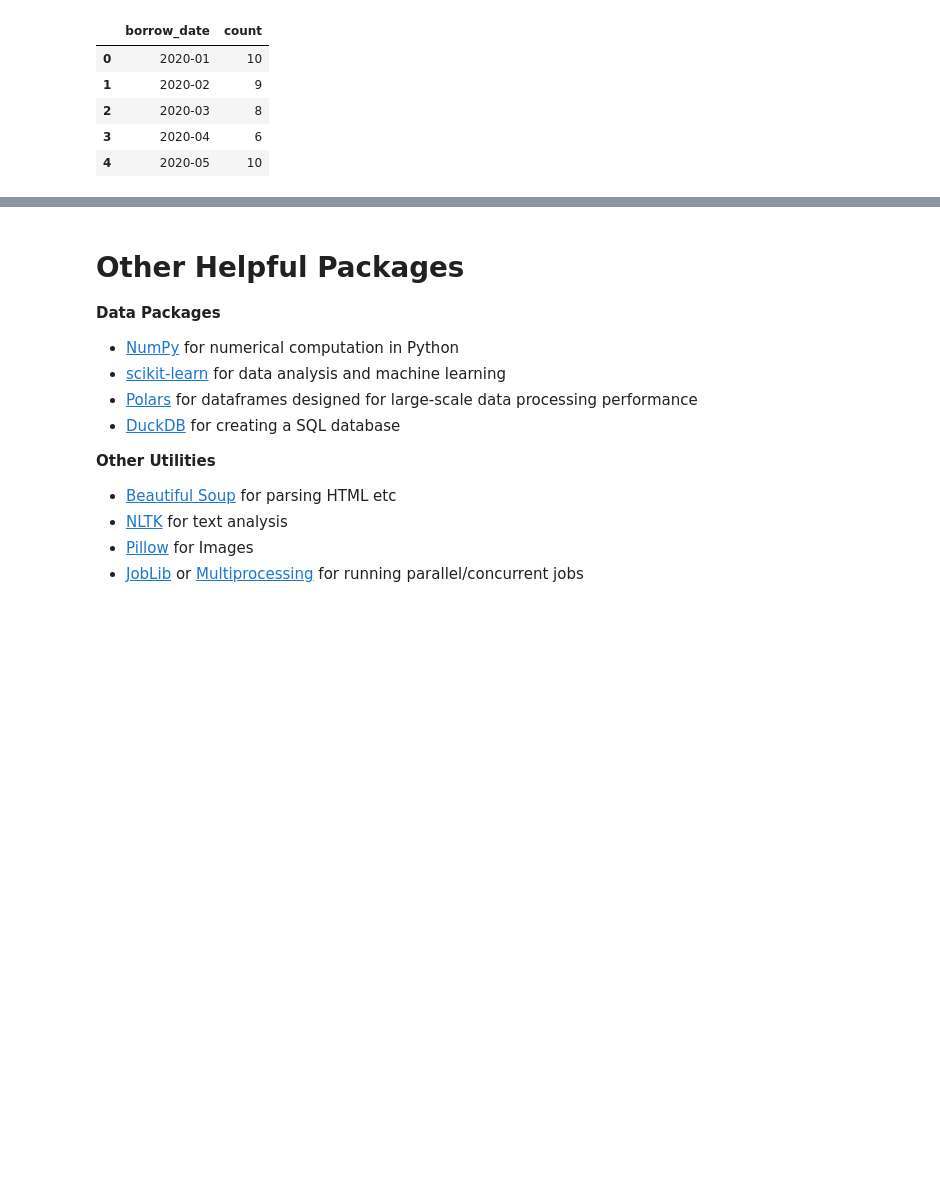
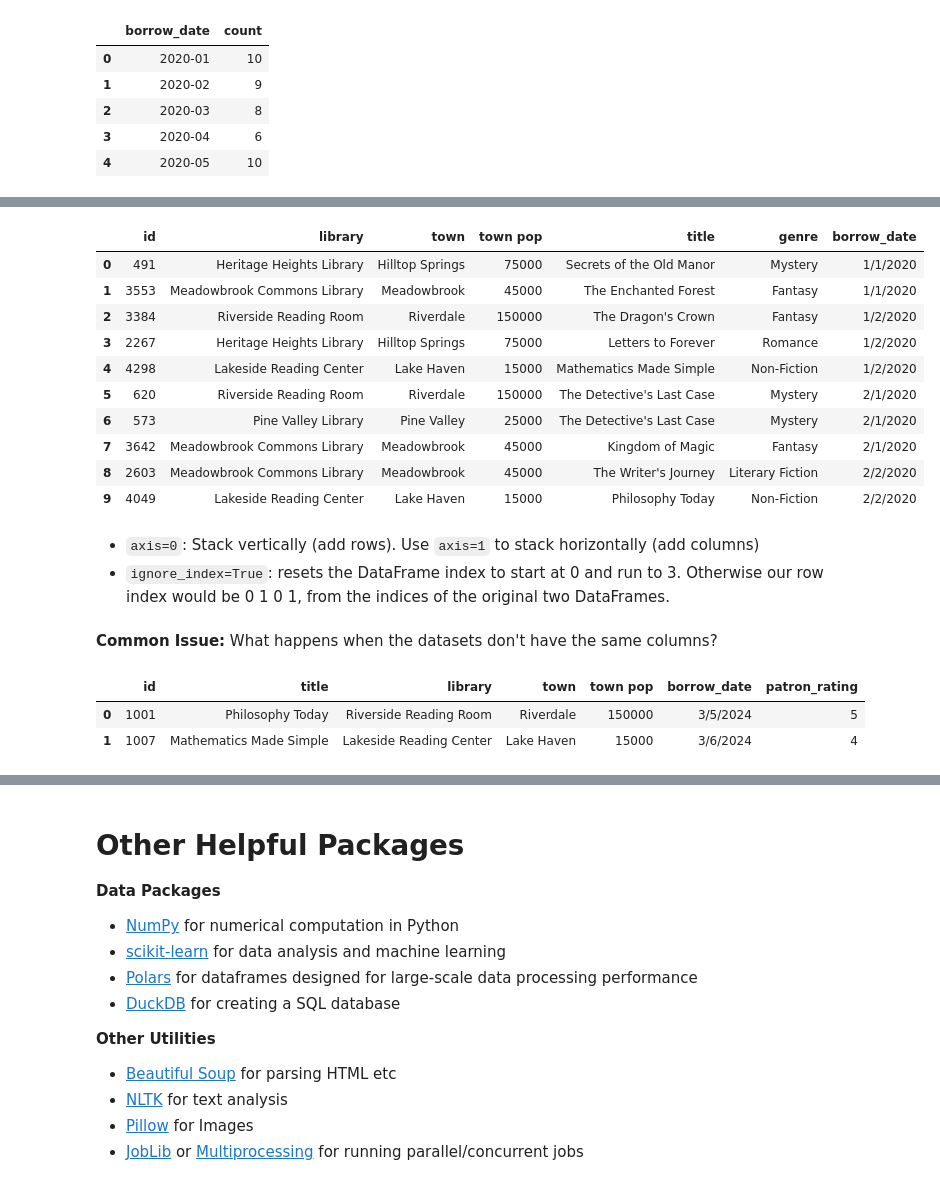
Before and after one commit to UNC-Libraries-data/Python, a Jupyter notebook: Data/Data.ipynb, the cells around one changed output, grey strips where cells are left out. Drawn from its saved outputs; the diff is of its cells as text; code cells hidden in the pictures; blank space fills up the shorter version.

Commit message:
added pandas extra section

```diff
--- a/Data/Data.ipynb
+++ b/Data/Data.ipynb
@@ -728,0 +734,6 @@ show(p)
+# %%
+import pandas as pd
+import numpy as np
+
+library_df = pd.read_csv("library_data.csv", encoding='utf-8')
+library_df.head()
@@ -728,0 +756,3 @@ show(p)
+# %%
+jan_borrows = library_df[library_df["borrow_date"].str.startswith("1/")][:5]
+jan_borrows
@@ -728,0 +766,3 @@ show(p)
+# %%
+feb_borrows = library_df[library_df["borrow_date"].str.startswith("2/")][:5]
+feb_borrows
@@ -728,0 +776,37 @@ show(p)
+# %%
+all_borrows = pd.concat([jan_borrows, feb_borrows], axis=0, ignore_index=True)
+all_borrows
+# %% [output]
+|  | id | library | town | town pop | title | genre | borrow_date |
+| 0 | 491 | Heritage Heights Library | Hilltop Springs | 75000 | Secrets of the Old Manor | Mystery | 1/1/2020 |
+| 1 | 3553 | Meadowbrook Commons Library | Meadowbrook | 45000 | The Enchanted Forest | Fantasy | 1/1/2020 |
+| 2 | 3384 | Riverside Reading Room | Riverdale | 150000 | The Dragon's Crown | Fantasy | 1/2/2020 |
+| 3 | 2267 | Heritage Heights Library | Hilltop Springs | 75000 | Letters to Forever | Romance | 1/2/2020 |
+| 4 | 4298 | Lakeside Reading Center | Lake Haven | 15000 | Mathematics Made Simple | Non-Fiction | 1/2/2020 |
+| 5 | 620 | Riverside Reading Room | Riverdale | 150000 | The Detective's Last Case | Mystery | 2/1/2020 |
+| 6 | 573 | Pine Valley Library | Pine Valley | 25000 | The Detective's Last Case | Mystery | 2/1/2020 |
+| 7 | 3642 | Meadowbrook Commons Library | Meadowbrook | 45000 | Kingdom of Magic | Fantasy | 2/1/2020 |
+| 8 | 2603 | Meadowbrook Commons Library | Meadowbrook | 45000 | The Writer's Journey | Literary Fiction | 2/2/2020 |
+| 9 | 4049 | Lakeside Reading Center | Lake Haven | 15000 | Philosophy Today | Non-Fiction | 2/2/2020 |
+# %% [markdown]
+* `axis=0`: Stack vertically (add rows). Use `axis=1` to stack horizontally (add columns)
+* `ignore_index=True`: resets the DataFrame index to start at 0 and run to 3. Otherwise our row index would be 0 1 0 1, from the indices of the original two DataFrames.
+# %% [markdown]
+**Common Issue:** What happens when the datasets don't have the same columns?
+# %%
+# March data with an extra column: patron rating
+march_borrows = pd.DataFrame({
+    "id": [1001, 1007],
+    "title": ["Philosophy Today", "Mathematics Made Simple"],
+    "library": ["Riverside Reading Room", "Lakeside Reading Center"],
+    "town": ["Riverdale", "Lake Haven"],
+    "town pop": [150000	, 15000],
+    "borrow_date": ["3/5/2024", "3/6/2024"],
+    "patron_rating": [5, 4], # new column
+    # missing genre column
+})
+march_borrows
+# %% [output]
+|  | id | title | library | town | town pop | borrow_date | patron_rating |
+| 0 | 1001 | Philosophy Today | Riverside Reading Room | Riverdale | 150000 | 3/5/2024 | 5 |
+| 1 | 1007 | Mathematics Made Simple | Lakeside Reading Center | Lake Haven | 15000 | 3/6/2024 | 4 |
```
Also changed, not shown: parts of 62 cells of this notebook, 1 other file.
